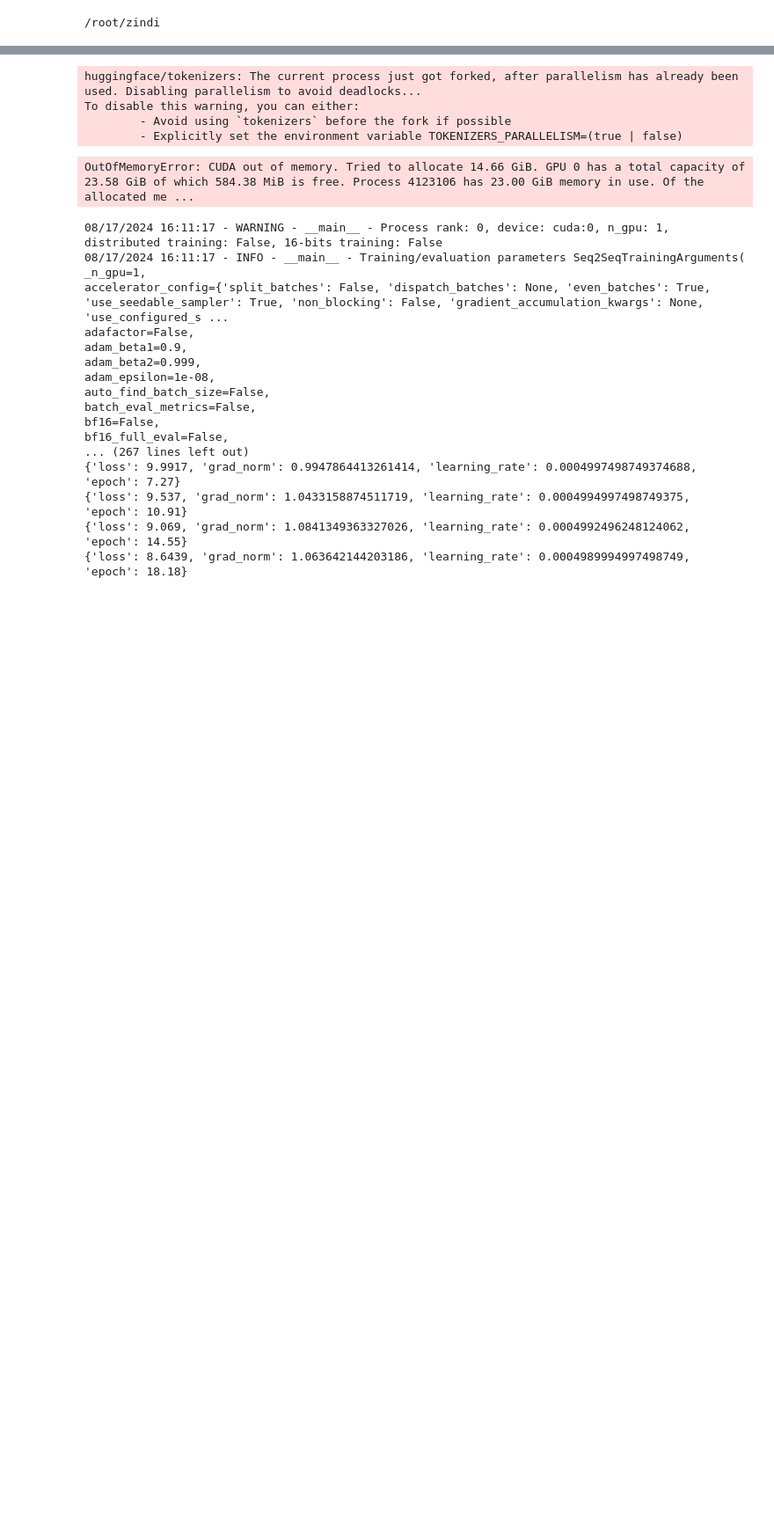
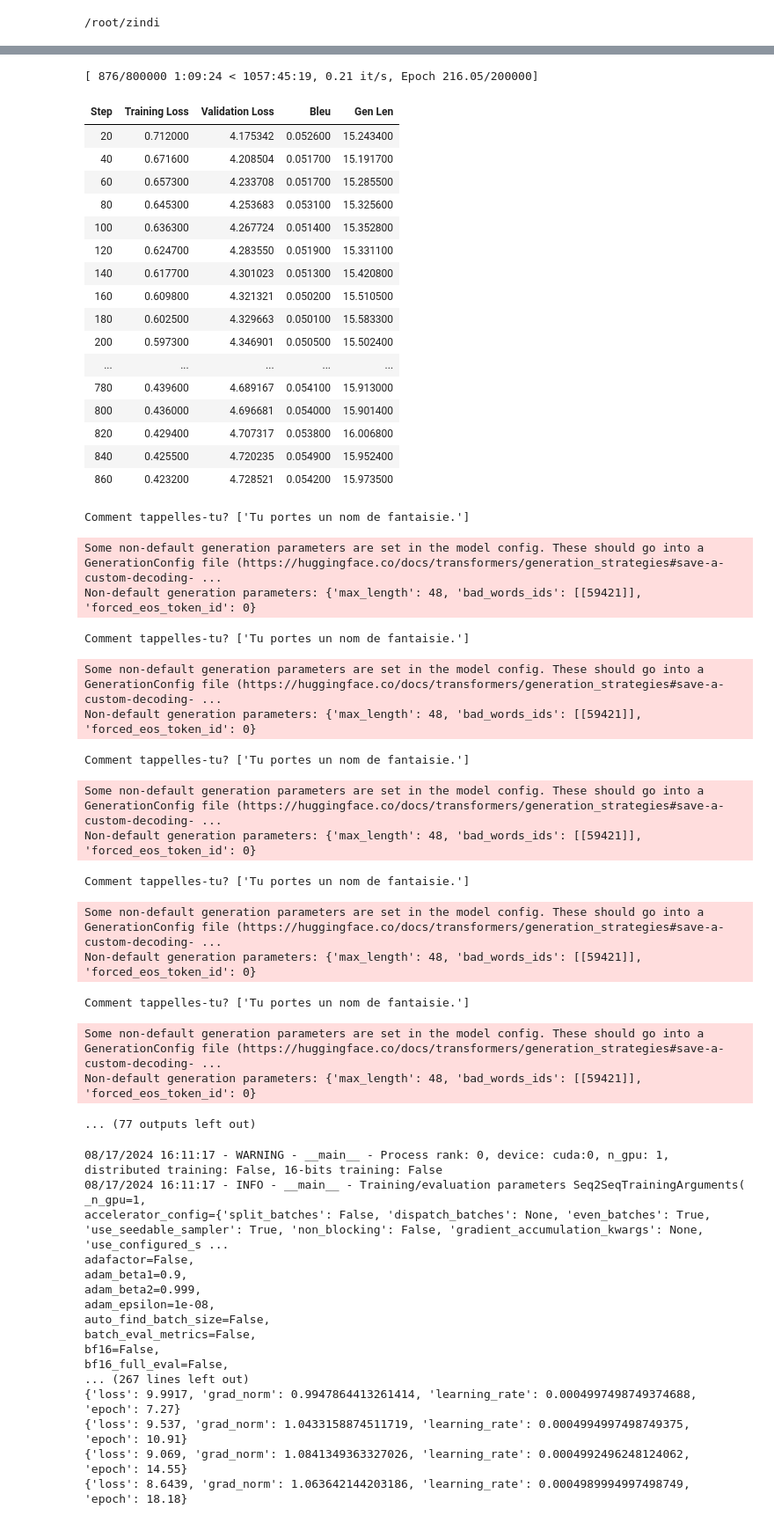
Before and after one commit to Rana-Banerjee/zindi, a Jupyter notebook: common/Marian_Train.ipynb, the cells around one changed output, grey strips where cells are left out. Shown at 88% size. Saved outputs shown, nothing was run; the diff lists cells and outputs as text; code cells hidden in the pictures; blank space fills up the shorter version.

```diff
--- a/common/Marian_Train.ipynb
+++ b/common/Marian_Train.ipynb
@@ -240,8 +241,8 @@ from transformers import Seq2SeqTrainingArguments, Seq2SeqTrainer
 training_args = Seq2SeqTrainingArguments(
     output_dir="models/marian/marian_output",
     eval_strategy="steps",
-    eval_steps = 11,
-    learning_rate=5e-5,
+    eval_steps = 20,
+    learning_rate=5e-4,
     per_device_train_batch_size=100,
     per_device_eval_batch_size=100,
     # weight_decay=0.01,
@@ -252,42 +253,71 @@ training_args = Seq2SeqTrainingArguments(
     do_train=True,
     do_eval=True,
     gradient_accumulation_steps=20,
     logging_dir= "models/marian/marian_output/logs",
-    logging_steps = 11,
+    logging_steps = 20,
     save_strategy = 'steps',
-    save_steps = 11,
-    save_total_limit = 11,
+    save_steps = 20,
+    save_total_limit = 10,
     seed = 42,
     dataloader_drop_last = False,
     # label_smoothing_factor: float = 0.0,
     optim = 'adafactor',
     # resume_from_checkpoint: Optional[str] = None,
     # fp16_backend: str = 'auto',
     # batch_eval_metrics: bool = False,
     # eval_on_start=True,
     # generation_max_length= 50,
     # generation_num_beams=1,
     generation_config = "models/marian/marian_output/base_model/generation_config.json",
-    run_name="MTest11"
+    run_name="MTest12"
 )
 
 trainer = Seq2SeqTrainer(
     model=model,
     args=training_args,
     train_dataset=tokenized_zds["train"],
     eval_dataset=tokenized_zds["validation"],
     tokenizer=tokenizer,
     data_collator=data_collator,
     compute_metrics=compute_metrics,
 )
 
 trainer.train()
 # %% [output]
-huggingface/tokenizers: The current process just got forked, after parallelism has already been used. Disabling parallelism to avoid deadlocks...
-To disable this warning, you can either:
-        - Avoid using `tokenizers` before the fork if possible
-        - Explicitly set the environment variable TOKENIZERS_PARALLELISM=(true | false)
+[ 876/800000 1:09:24 < 1057:45:19, 0.21 it/s, Epoch 216.05/200000]
+| Step | Training Loss | Validation Loss | Bleu | Gen Len |
+| 20 | 0.712000 | 4.175342 | 0.052600 | 15.243400 |
+| 40 | 0.671600 | 4.208504 | 0.051700 | 15.191700 |
+| 60 | 0.657300 | 4.233708 | 0.051700 | 15.285500 |
+| 80 | 0.645300 | 4.253683 | 0.053100 | 15.325600 |
+| 100 | 0.636300 | 4.267724 | 0.051400 | 15.352800 |
+| 120 | 0.624700 | 4.283550 | 0.051900 | 15.331100 |
+| 140 | 0.617700 | 4.301023 | 0.051300 | 15.420800 |
+| 160 | 0.609800 | 4.321321 | 0.050200 | 15.510500 |
+| 180 | 0.602500 | 4.329663 | 0.050100 | 15.583300 |
+| 200 | 0.597300 | 4.346901 | 0.050500 | 15.502400 |
+| ... | ... | ... | ... | ... |
+| 780 | 0.439600 | 4.689167 | 0.054100 | 15.913000 |
+| 800 | 0.436000 | 4.696681 | 0.054000 | 15.901400 |
+| 820 | 0.429400 | 4.707317 | 0.053800 | 16.006800 |
+| 840 | 0.425500 | 4.720235 | 0.054900 | 15.952400 |
+| 860 | 0.423200 | 4.728521 | 0.054200 | 15.973500 |
-OutOfMemoryError: CUDA out of memory. Tried to allocate 14.66 GiB. GPU 0 has a total capacity of 23.58 GiB of which 584.38 MiB is free. Process 4123106 has 23.00 GiB memory in use. Of the allocated me ...
+Comment tappelles-tu? ['Tu portes un nom de fantaisie.']
+Some non-default generation parameters are set in the model config. These should go into a GenerationConfig file (https://huggingface.co/docs/transformers/generation_strategies#save-a-custom-decoding- ...
+Non-default generation parameters: {'max_length': 48, 'bad_words_ids': [[59421]], 'forced_eos_token_id': 0}
+Comment tappelles-tu? ['Tu portes un nom de fantaisie.']
+Some non-default generation parameters are set in the model config. These should go into a GenerationConfig file (https://huggingface.co/docs/transformers/generation_strategies#save-a-custom-decoding- ...
+Non-default generation parameters: {'max_length': 48, 'bad_words_ids': [[59421]], 'forced_eos_token_id': 0}
+Comment tappelles-tu? ['Tu portes un nom de fantaisie.']
+Some non-default generation parameters are set in the model config. These should go into a GenerationConfig file (https://huggingface.co/docs/transformers/generation_strategies#save-a-custom-decoding- ...
+Non-default generation parameters: {'max_length': 48, 'bad_words_ids': [[59421]], 'forced_eos_token_id': 0}
+Comment tappelles-tu? ['Tu portes un nom de fantaisie.']
+Some non-default generation parameters are set in the model config. These should go into a GenerationConfig file (https://huggingface.co/docs/transformers/generation_strategies#save-a-custom-decoding- ...
+Non-default generation parameters: {'max_length': 48, 'bad_words_ids': [[59421]], 'forced_eos_token_id': 0}
+Comment tappelles-tu? ['Tu portes un nom de fantaisie.']
+Some non-default generation parameters are set in the model config. These should go into a GenerationConfig file (https://huggingface.co/docs/transformers/generation_strategies#save-a-custom-decoding- ...
+Non-default generation parameters: {'max_length': 48, 'bad_words_ids': [[59421]], 'forced_eos_token_id': 0}
+... (77 outputs left out)
 # %%
 # os.environ['dataset_name'] = "uvci/Koumankan_mt_dyu_fr"
 # os.environ['generation_config'] = os.environ['model_name_or_path']+'/generation_config.json'
```
Also changed, not shown: parts of 1 cell of this notebook, 1 other file.
